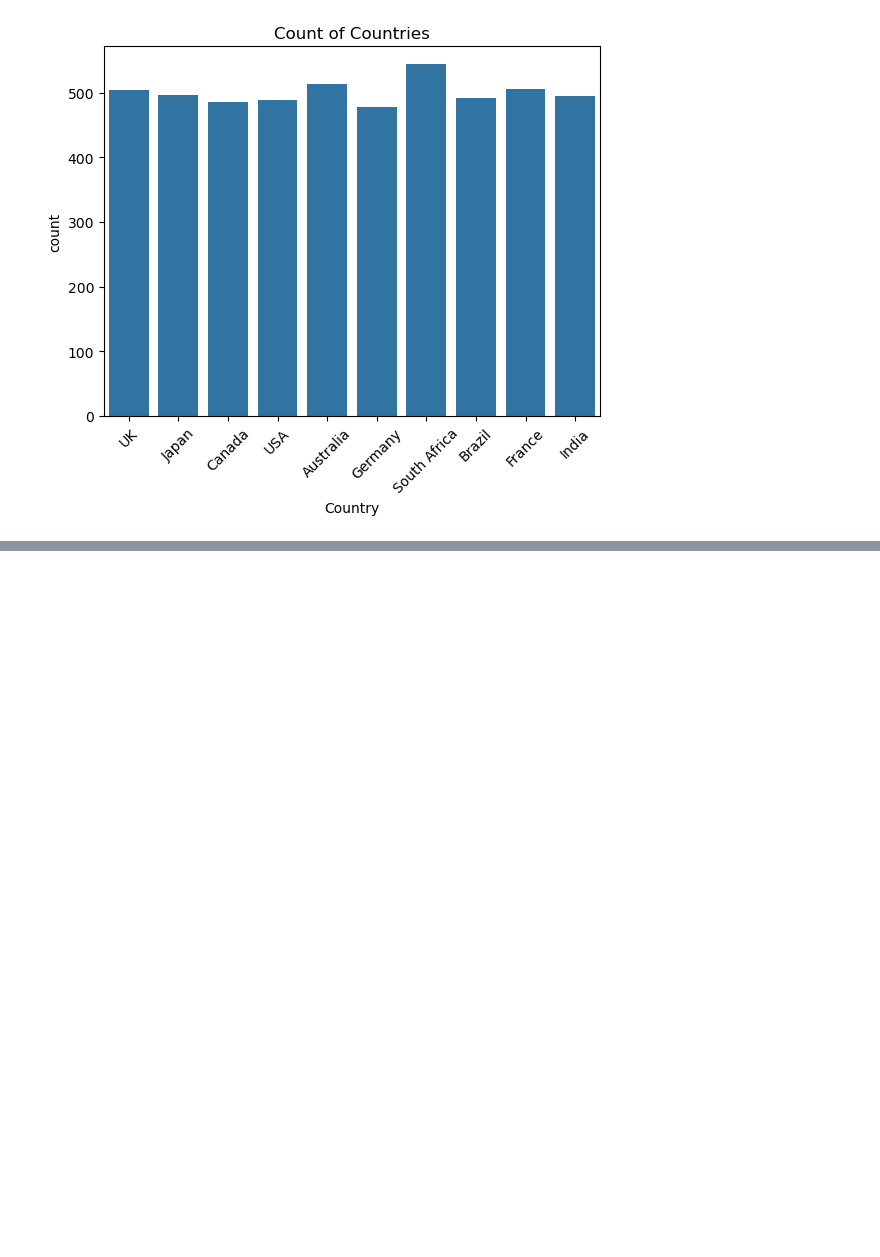
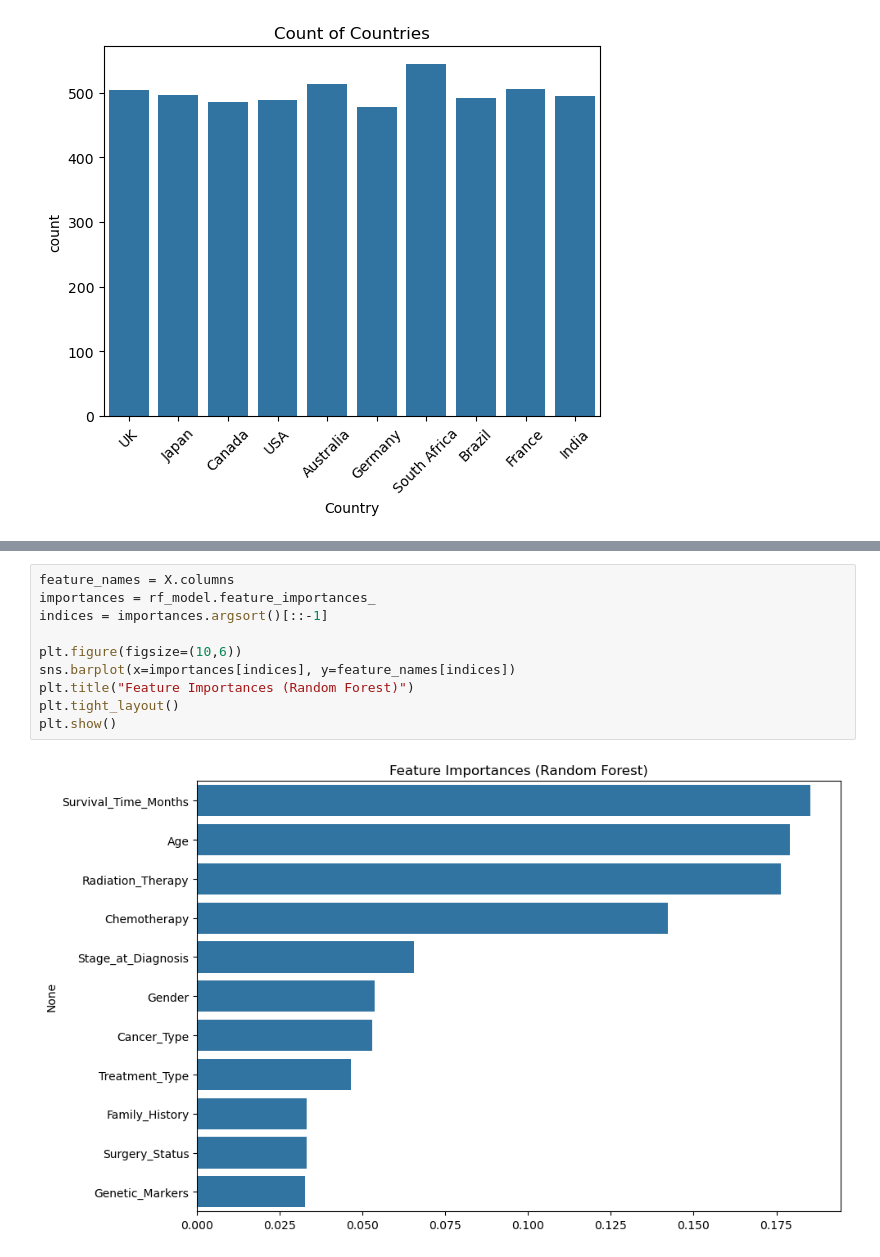
Before and after one commit to kxrrym03/Eye-Cancer-Analysis, a Jupyter notebook: Eye Cancer Analysis.ipynb, the cells around one changed output, grey strips where cells are left out. Drawn from its saved outputs; the diff is of its cells as text; blank space fills up the shorter version.

```diff
--- a/Eye Cancer Analysis.ipynb
+++ b/Eye Cancer Analysis.ipynb
@@ -143,0 +277,12 @@ plt.show()
+# %%
+feature_names = X.columns
+importances = rf_model.feature_importances_
+indices = importances.argsort()[::-1]
+
+plt.figure(figsize=(10,6))
+sns.barplot(x=importances[indices], y=feature_names[indices])
+plt.title("Feature Importances (Random Forest)")
+plt.tight_layout()
+plt.show()
+# %% [output]
+[figure, added]
```
Also changed, not shown: parts of 5 cells of this notebook.
